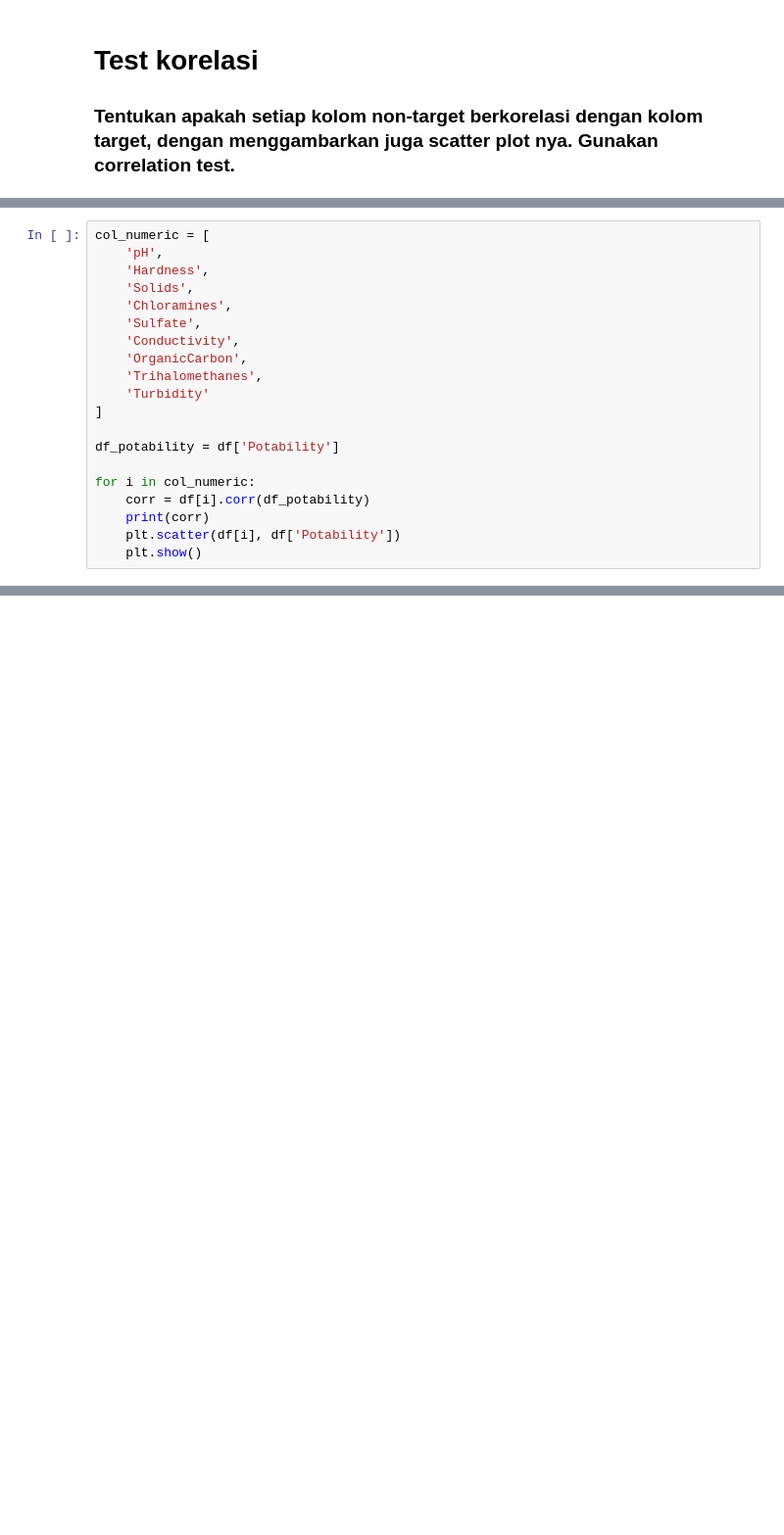
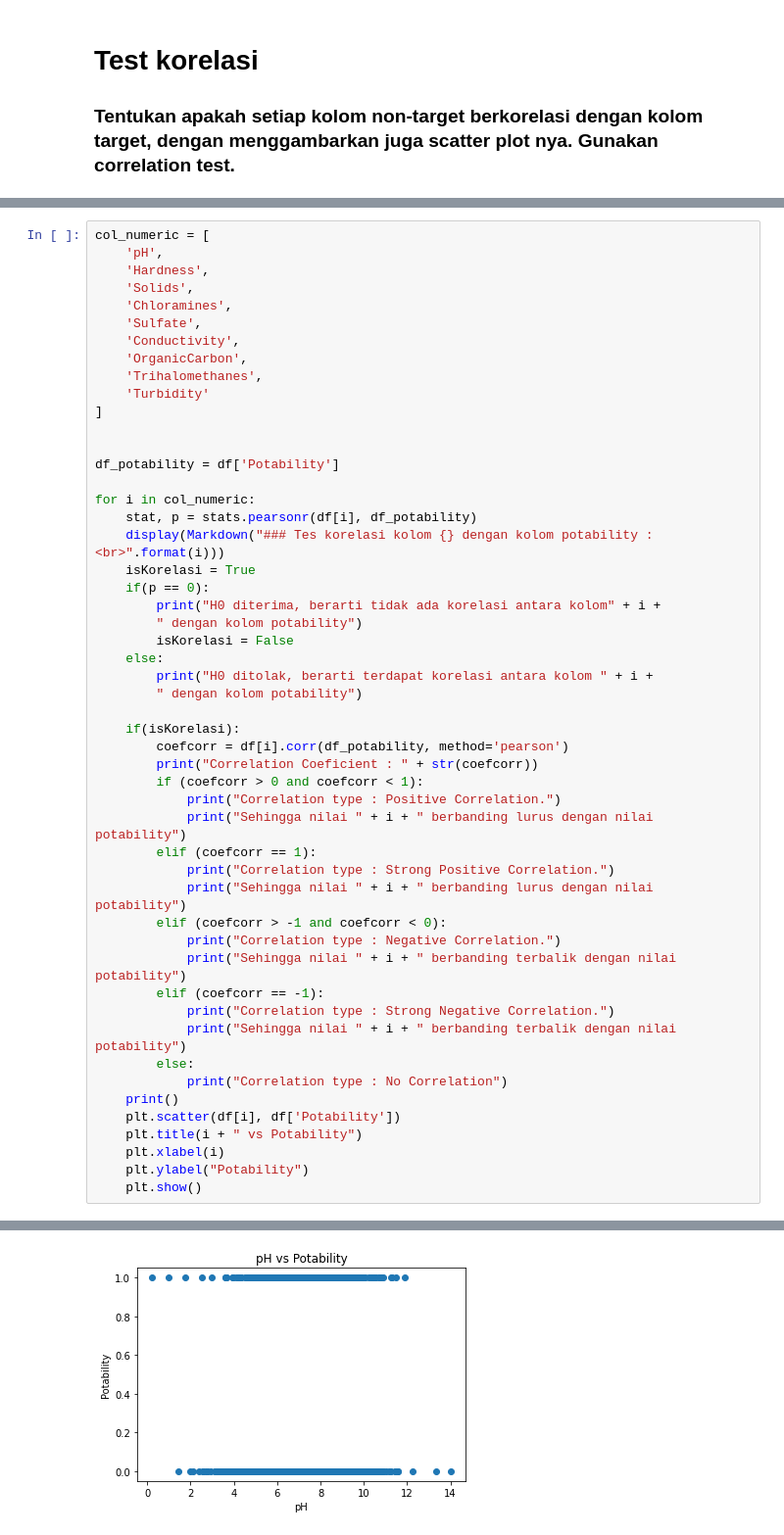
Before and after one commit to ZianTsabit/Tubes-Probstat, a Jupyter notebook: soal6.ipynb, the cells around one changed output, grey strips where cells are left out. Shown: that part at 98% size. Saved outputs shown, nothing was run; the diff lists cells and outputs as text; blank space fills up the shorter version.

```diff
--- a/soal6.ipynb
+++ b/soal6.ipynb
@@ -19,20 +37,0 @@ df.head()
-# %%
-col_numeric = [
-    'pH',
-    'Hardness',
-    'Solids',
-    'Chloramines',
-    'Sulfate',
-    'Conductivity',
-    'OrganicCarbon',
-    'Trihalomethanes',
-    'Turbidity'
-]
-
-df_potability = df['Potability']
-
-for i in col_numeric:
-    corr = df[i].corr(df_potability)
-    print(corr)
-    plt.scatter(df[i], df['Potability'])
-    plt.show()
@@ -52,0 +38,52 @@ for i in col_numeric:
+# %%
+col_numeric = [
+    'pH',
+    'Hardness',
+    'Solids',
+    'Chloramines',
+    'Sulfate',
+    'Conductivity',
+    'OrganicCarbon',
+    'Trihalomethanes',
+    'Turbidity'
+]
+
+
+df_potability = df['Potability']
+
+for i in col_numeric:
+    stat, p = stats.pearsonr(df[i], df_potability)
+    display(Markdown("### Tes korelasi kolom {} dengan kolom potability : <br>".format(i)))
+    isKorelasi = True
+    if(p == 0):
+        print("H0 diterima, berarti tidak ada korelasi antara kolom" + i +
+        " dengan kolom potability")
+        isKorelasi = False
+    else:
+        print("H0 ditolak, berarti terdapat korelasi antara kolom " + i +
+        " dengan kolom potability")
+
+    if(isKorelasi):
+        coefcorr = df[i].corr(df_potability, method='pearson')
+        print("Correlation Coeficient : " + str(coefcorr))
+        if (coefcorr > 0 and coefcorr < 1):
+            print("Correlation type : Positive Correlation.")
+            print("Sehingga nilai " + i + " berbanding lurus dengan nilai potability")
+        elif (coefcorr == 1):
+            print("Correlation type : Strong Positive Correlation.")
+            print("Sehingga nilai " + i + " berbanding lurus dengan nilai potability")
+        elif (coefcorr > -1 and coefcorr < 0):
+            print("Correlation type : Negative Correlation.")
+            print("Sehingga nilai " + i + " berbanding terbalik dengan nilai potability")
+        elif (coefcorr == -1):
+            print("Correlation type : Strong Negative Correlation.")
+            print("Sehingga nilai " + i + " berbanding terbalik dengan nilai potability")
+        else:
+            print("Correlation type : No Correlation")
+    print()
+    plt.scatter(df[i], df['Potability'])
+    plt.title(i + " vs Potability")
+    plt.xlabel(i)
+    plt.ylabel("Potability")
+    plt.show()
+# %% [output]
@@ -52,0 +95 @@ for i in col_numeric:
+[figure, added]
```
Also changed, not shown: parts of 5 cells of this notebook, 2 other files.
